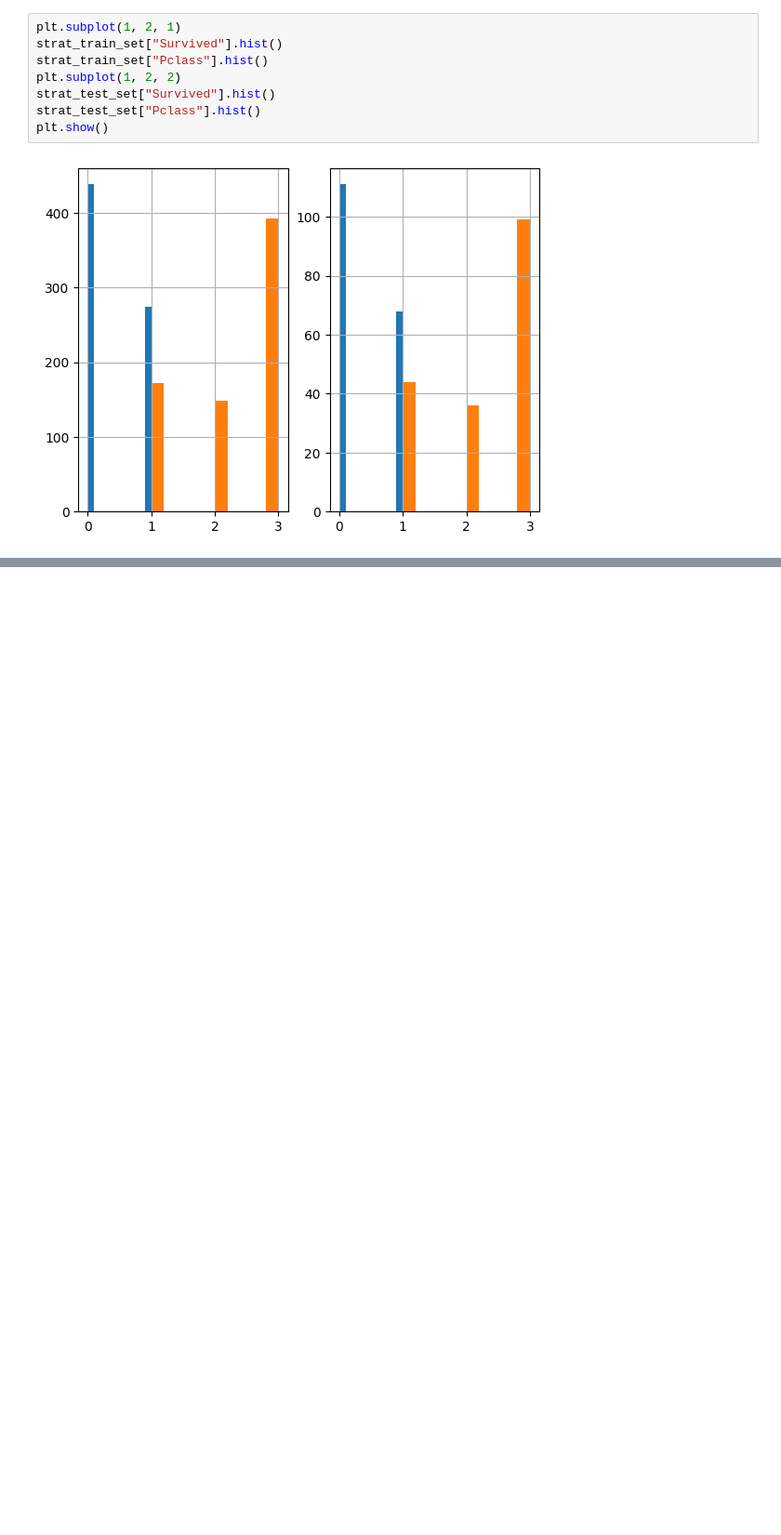
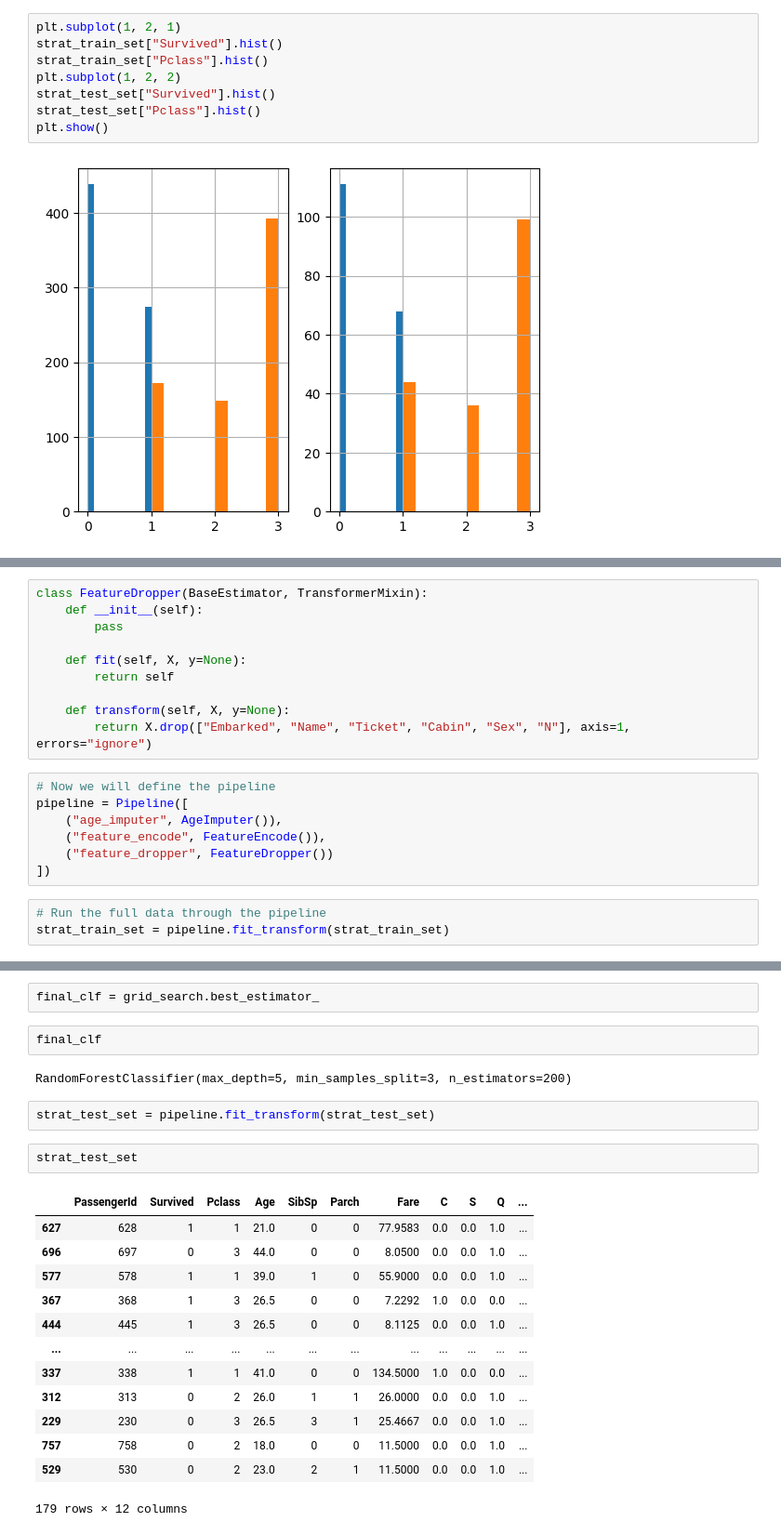
Before and after one commit to atzakas/datasciencecoursera, a Jupyter notebook: Titanic_Survivorship.ipynb, the cells around one changed output, grey strips where cells are left out. Shown at 93% size. Cells and saved outputs as stored; diff of their text form; blank space fills up the shorter version.

```diff
--- a/Titanic_Survivorship.ipynb
+++ b/Titanic_Survivorship.ipynb
@@ -45,0 +114,20 @@ plt.show()
+# %%
+class FeatureDropper(BaseEstimator, TransformerMixin):
+    def __init__(self):
+        pass
+
+    def fit(self, X, y=None):
+        return self
+
+    def transform(self, X, y=None):
+        return X.drop(["Embarked", "Name", "Ticket", "Cabin", "Sex", "N"], axis=1, errors="ignore")
+# %%
+# Now we will define the pipeline
+pipeline = Pipeline([
+    ("age_imputer", AgeImputer()),
+    ("feature_encode", FeatureEncode()),
+    ("feature_dropper", FeatureDropper())
+])
+# %%
+# Run the full data through the pipeline
+strat_train_set = pipeline.fit_transform(strat_train_set)
@@ -45,0 +194,24 @@ plt.show()
+# %%
+final_clf = grid_search.best_estimator_
+# %%
+final_clf
+# %% [output]
+RandomForestClassifier(max_depth=5, min_samples_split=3, n_estimators=200)
+# %%
+strat_test_set = pipeline.fit_transform(strat_test_set)
+# %%
+strat_test_set
+# %% [output]
+|  | PassengerId | Survived | Pclass | Age | SibSp | Parch | Fare | C | S | Q | ... |
+| 627 | 628 | 1 | 1 | 21.0 | 0 | 0 | 77.9583 | 0.0 | 0.0 | 1.0 | ... |
+| 696 | 697 | 0 | 3 | 44.0 | 0 | 0 | 8.0500 | 0.0 | 0.0 | 1.0 | ... |
+| 577 | 578 | 1 | 1 | 39.0 | 1 | 0 | 55.9000 | 0.0 | 0.0 | 1.0 | ... |
+| 367 | 368 | 1 | 3 | 26.5 | 0 | 0 | 7.2292 | 1.0 | 0.0 | 0.0 | ... |
+| 444 | 445 | 1 | 3 | 26.5 | 0 | 0 | 8.1125 | 0.0 | 0.0 | 1.0 | ... |
+| ... | ... | ... | ... | ... | ... | ... | ... | ... | ... | ... | ... |
+| 337 | 338 | 1 | 1 | 41.0 | 0 | 0 | 134.5000 | 1.0 | 0.0 | 0.0 | ... |
+| 312 | 313 | 0 | 2 | 26.0 | 1 | 1 | 26.0000 | 0.0 | 0.0 | 1.0 | ... |
+| 229 | 230 | 0 | 3 | 26.5 | 3 | 1 | 25.4667 | 0.0 | 0.0 | 1.0 | ... |
+| 757 | 758 | 0 | 2 | 18.0 | 0 | 0 | 11.5000 | 0.0 | 0.0 | 1.0 | ... |
+| 529 | 530 | 0 | 2 | 23.0 | 2 | 1 | 11.5000 | 0.0 | 0.0 | 1.0 | ... |
+179 rows × 12 columns
```
Also changed, not shown: parts of 22 cells of this notebook.
